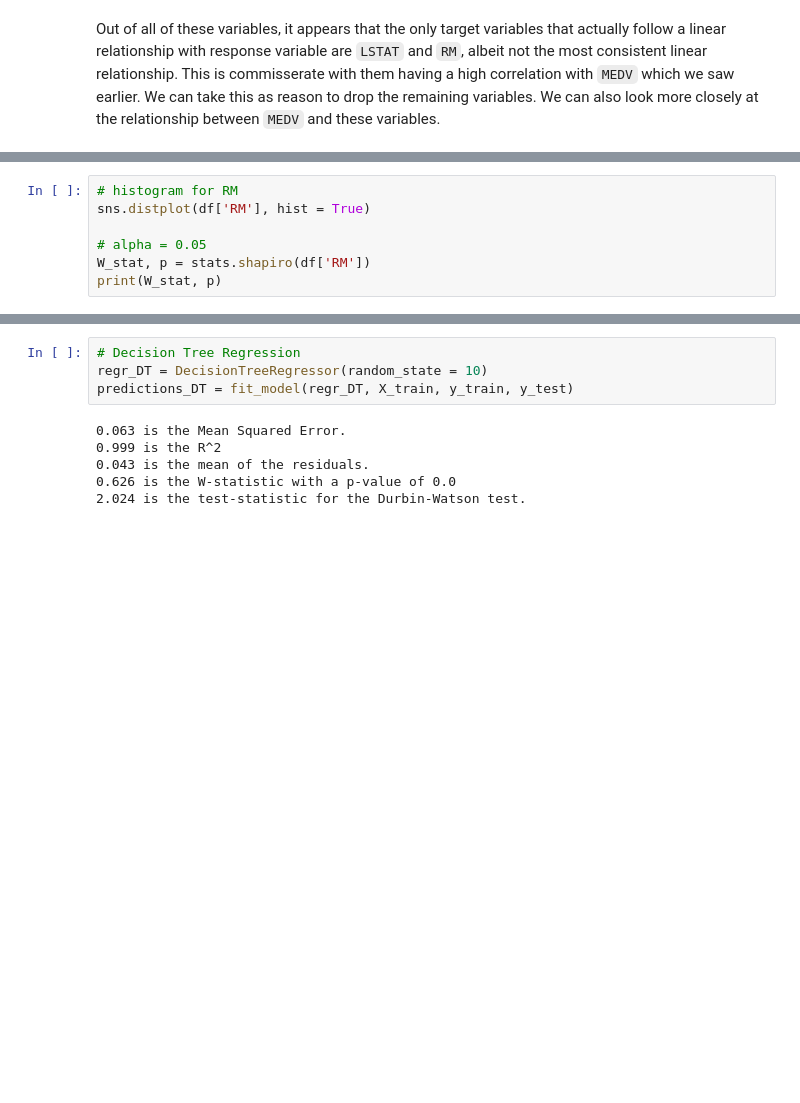
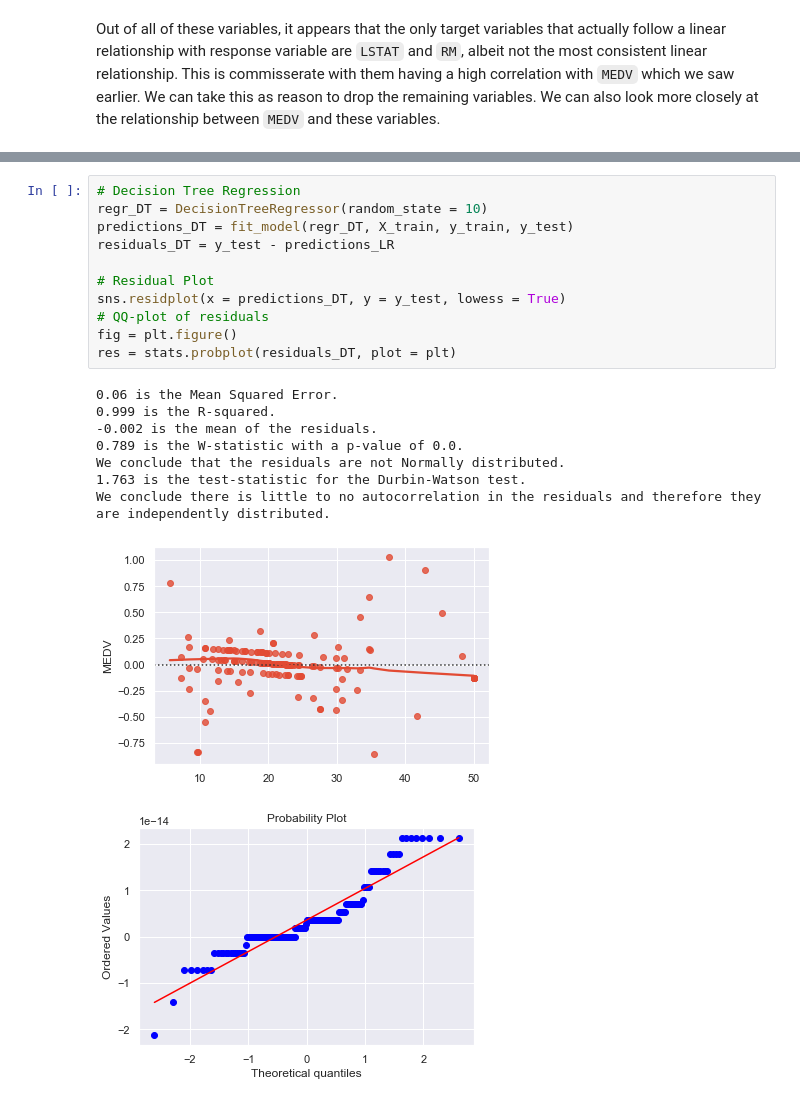
Before and after one commit to jstevenr/housing-price-regression, a Jupyter notebook: housing-prices.ipynb, the cells around one changed output, grey strips where cells are left out. Saved outputs shown, nothing was run; the diff lists cells and outputs as text; blank space fills up the shorter version.

```diff
--- a/housing-prices.ipynb
+++ b/housing-prices.ipynb
@@ -163,7 +173,0 @@ Now let's look at the distributions of these two variables to see if they follow
-# %%
-# histogram for RM
-sns.distplot(df['RM'], hist = True)
-
-# alpha = 0.05
-W_stat, p = stats.shapiro(df['RM'])
-print(W_stat, p)
@@ -270,13 +289,24 @@ In the case of the assumptions, we do observe that:
 # %%
 # Decision Tree Regression
 regr_DT = DecisionTreeRegressor(random_state = 10)
 predictions_DT = fit_model(regr_DT, X_train, y_train, y_test)
+residuals_DT = y_test - predictions_LR
+
+# Residual Plot
+sns.residplot(x = predictions_DT, y = y_test, lowess = True)
+# QQ-plot of residuals
+fig = plt.figure()
+res = stats.probplot(residuals_DT, plot = plt)
 # %% [output]
-0.063 is the Mean Squared Error.
-0.999 is the R^2
-0.043 is the mean of the residuals.
-0.626 is the W-statistic with a p-value of 0.0
-2.024 is the test-statistic for the Durbin-Watson test.
+0.06 is the Mean Squared Error.
+0.999 is the R-squared.
+-0.002 is the mean of the residuals.
+0.789 is the W-statistic with a p-value of 0.0.
+We conclude that the residuals are not Normally distributed.
+1.763 is the test-statistic for the Durbin-Watson test.
+We conclude there is little to no autocorrelation in the residuals and therefore they are independently distributed.
+[figure, added]
+[figure, added]
 # %%
 # Random Forest Regressor
 regr_RF = RandomForestRegressor()
```
Also changed, not shown: parts of 28 cells of this notebook.
